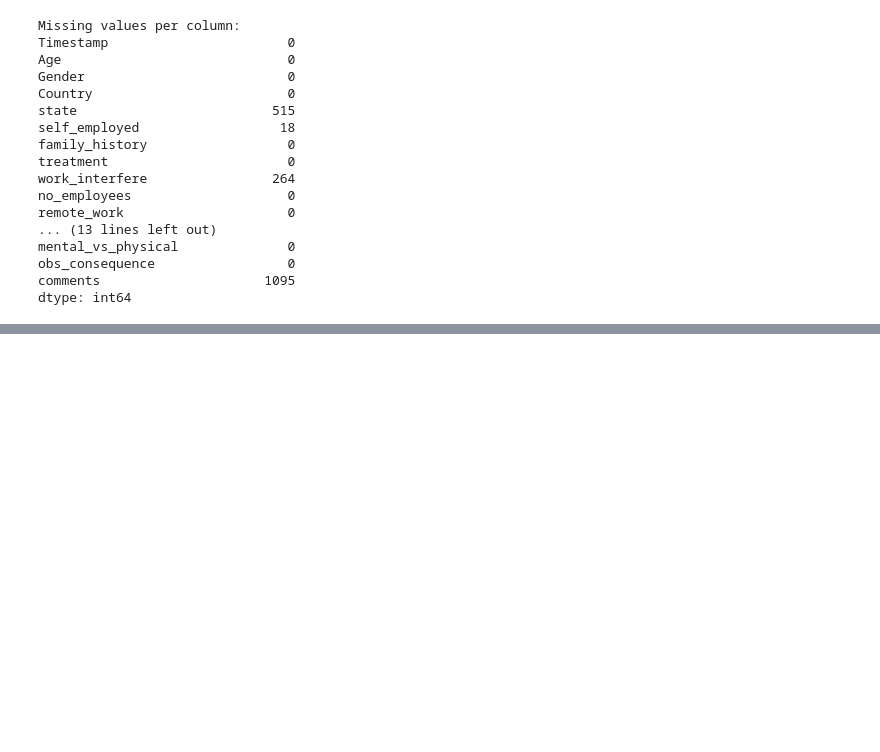
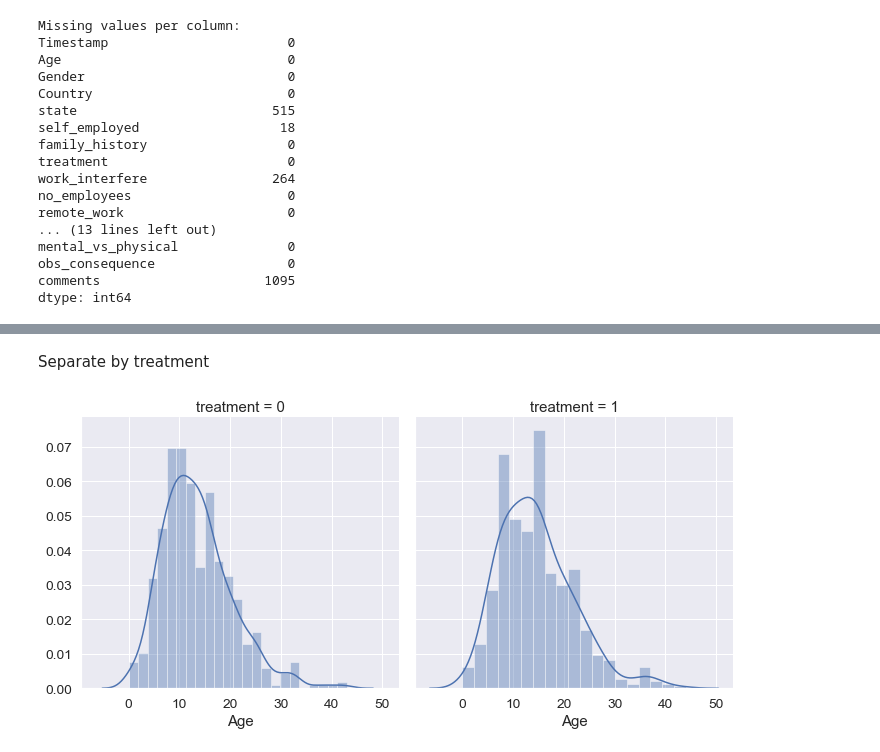
Before and after one commit to Seiji555/Team_AI, a Jupyter notebook: 20191102/Mental_Health.ipynb, the cells around one changed output, grey strips where cells are left out. Drawn from its saved outputs; the diff is of its cells as text; code cells hidden in the pictures; blank space fills up the shorter version.

```diff
--- a/20191102/Mental_Health.ipynb
+++ b/20191102/Mental_Health.ipynb
@@ -134,0 +426,9 @@ dtype: int64
+# %% [markdown]
+Separate by treatment
+# %%
+# Separate by treatment or not
+
+g = sns.FacetGrid(train_df, col='treatment', height=5)
+g = g.map(sns.distplot, "Age")
+# %% [output]
+[figure, added]
```
Also changed, not shown: parts of 50 cells of this notebook.
